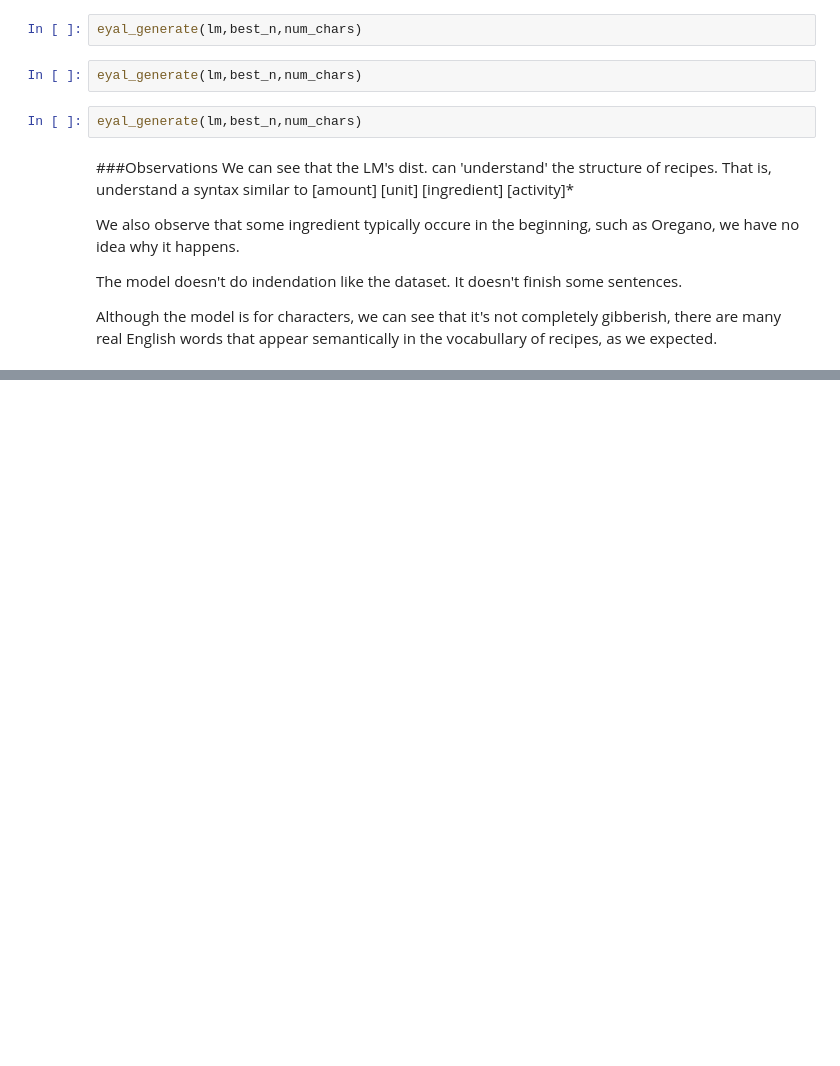
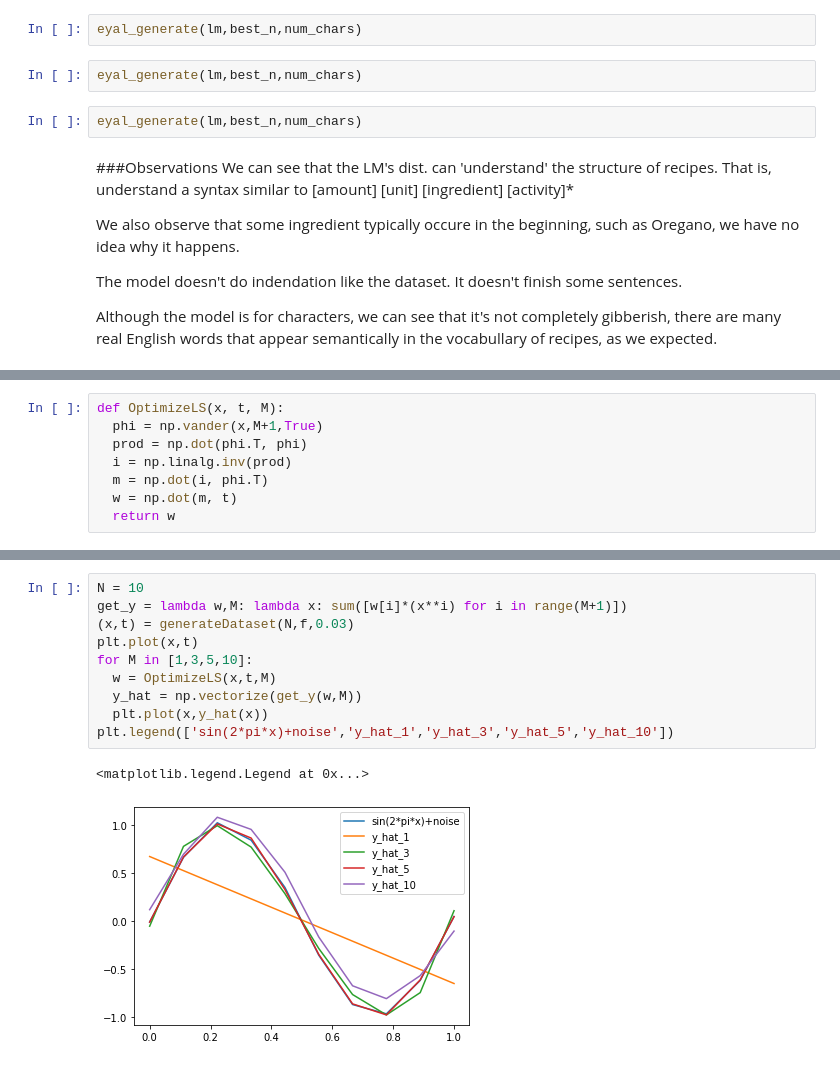
Before and after one commit to NitCoh/NLPAss1, a Jupyter notebook: part1.ipynb, the cells around one changed output, grey strips where cells are left out. Saved outputs shown, nothing was run; the diff lists cells and outputs as text; blank space fills up the shorter version.

```diff
--- a/part1.ipynb
+++ b/part1.ipynb
@@ -591,0 +615,8 @@ Although the model is for characters, we can see that it's not completely gibber
+# %%
+def OptimizeLS(x, t, M):
+  phi = np.vander(x,M+1,True)
+  prod = np.dot(phi.T, phi)
+  i = np.linalg.inv(prod)
+  m = np.dot(i, phi.T)
+  w = np.dot(m, t)
+  return w
@@ -591,0 +636,13 @@ Although the model is for characters, we can see that it's not completely gibber
+# %%
+N = 10
+get_y = lambda w,M: lambda x: sum([w[i]*(x**i) for i in range(M+1)])
+(x,t) = generateDataset(N,f,0.03)
+plt.plot(x,t)
+for M in [1,3,5,10]:
+  w = OptimizeLS(x,t,M)
+  y_hat = np.vectorize(get_y(w,M))
+  plt.plot(x,y_hat(x))
+plt.legend(['sin(2*pi*x)+noise','y_hat_1','y_hat_3','y_hat_5','y_hat_10'])
+# %% [output]
+<matplotlib.legend.Legend at 0x...>
+[figure, added]
```
Also changed, not shown: parts of 6 cells of this notebook.
